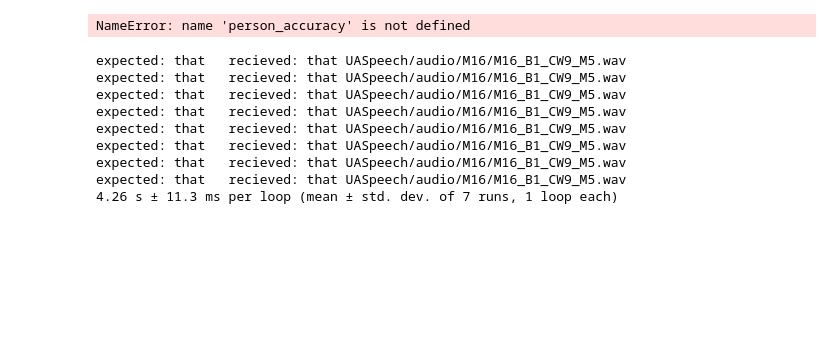
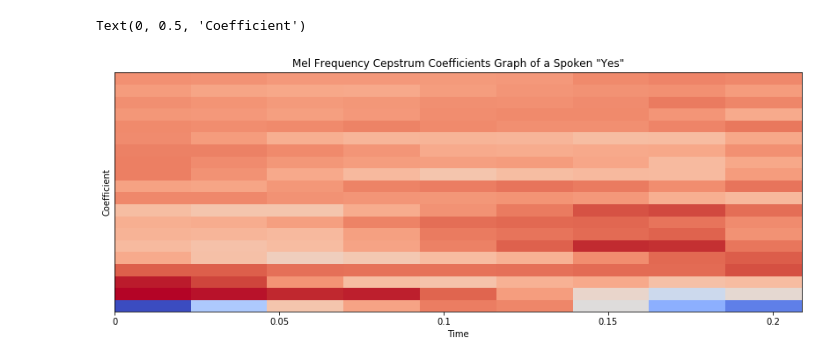
Before and after one commit to MihirMishra23/MihirALSProject, a Jupyter notebook: V4 ALS Program.ipynb, the cells around one changed output. Drawn from its saved outputs; the diff is of its cells as text; code cells hidden in the pictures; blank space fills up the shorter version.

```diff
--- a/V4 ALS Program.ipynb
+++ b/V4 ALS Program.ipynb
@@ -197,43 +153,15 @@ len = 0.3
-# %%
-p2 = person_accuracy.copy()
-p1, p2
-# %% [output]
-NameError: name 'person_accuracy' is not defined
-# %%
-%%timeit
-#for w in range(1, 101):
-first_word_filename = f"UASpeech/audio/M16/M16_B2_CW9_M3.wav"
-if not Path(first_word_filename).is_file():
-    first_word_filename = f"UASpeech/audio/M16/M16_B2_CW9_M4.wav"
-word = get_word_from_filename(first_word_filename)
-min_difs = None
-min_file = ""
-x1, sr1 = None, None
-
-x1, sr1 = process_audio(first_word_filename)
-mfccs1 = librosa.feature.mfcc(x1, sr=sr)
-for i in range(1, 101):
-    min_difs, min_file = compare("M16", "CW"+str(i), first_word_filename, min_difs, min_file, x1, sr1, mfccs1)
-#for i in range(1,20):
-#min_difs, min_file, second_min_difs, second_min_file = compare("M16", "C"+str(i), first_word_filename, min_difs, min_file, second_min_difs, second_min_file, x1, mfccs1)
-#print(min_file)
-print("expected: "+get_word_from_filename(first_word_filename)+"\t recieved: ", end="")
-print(get_word_from_filename(min_file), min_file)
-    #print("expected: "+word+"\t recieved: ", end="")
-    #print(guesses[0]+"\t"+guesses[1]+"\t"+guesses[2]+"\t\taccuracy: "+str(round(guesses.count(word)*100/3, 2)) + "%")
-    #print(w, end="\t")
-    #total_accuracy += get_word_from_filename(min_file) == word
-#print(f"total_accuracy of M16 = {total_accuracy}%")
-# %% [output]
-expected: that   recieved: that UASpeech/audio/M16/M16_B1_CW9_M5.wav
-expected: that   recieved: that UASpeech/audio/M16/M16_B1_CW9_M5.wav
-expected: that   recieved: that UASpeech/audio/M16/M16_B1_CW9_M5.wav
-expected: that   recieved: that UASpeech/audio/M16/M16_B1_CW9_M5.wav
-expected: that   recieved: that UASpeech/audio/M16/M16_B1_CW9_M5.wav
-expected: that   recieved: that UASpeech/audio/M16/M16_B1_CW9_M5.wav
-expected: that   recieved: that UASpeech/audio/M16/M16_B1_CW9_M5.wav
-expected: that   recieved: that UASpeech/audio/M16/M16_B1_CW9_M5.wav
-4.26 s ± 11.3 ms per loop (mean ± std. dev. of 7 runs, 1 loop each)
+# %%
+#Graph of Mel Frequency Cepstrum Coefficients (MFCC) of same audio file as the graphed
+#wavform above
+x, sr = process_audio("UASpeech/audio/M16/M16_B3_CW100_M4.wav")
+mfcc = librosa.feature.mfcc(x, sr=sr)
+plt.figure(figsize=(14, 5))
+librosa.display.specshow(mfcc, x_axis='time')
+plt.title("Mel Frequency Cepstrum Coefficients Graph of a Spoken \"Yes\"")
+plt.ylabel("Coefficient")
+# %% [output]
+Text(0, 0.5, 'Coefficient')
+[figure, added]
 # %%
 %%timeit
 for i in range(1, 101):
```
Also changed, not shown: parts of 14 cells of this notebook.
